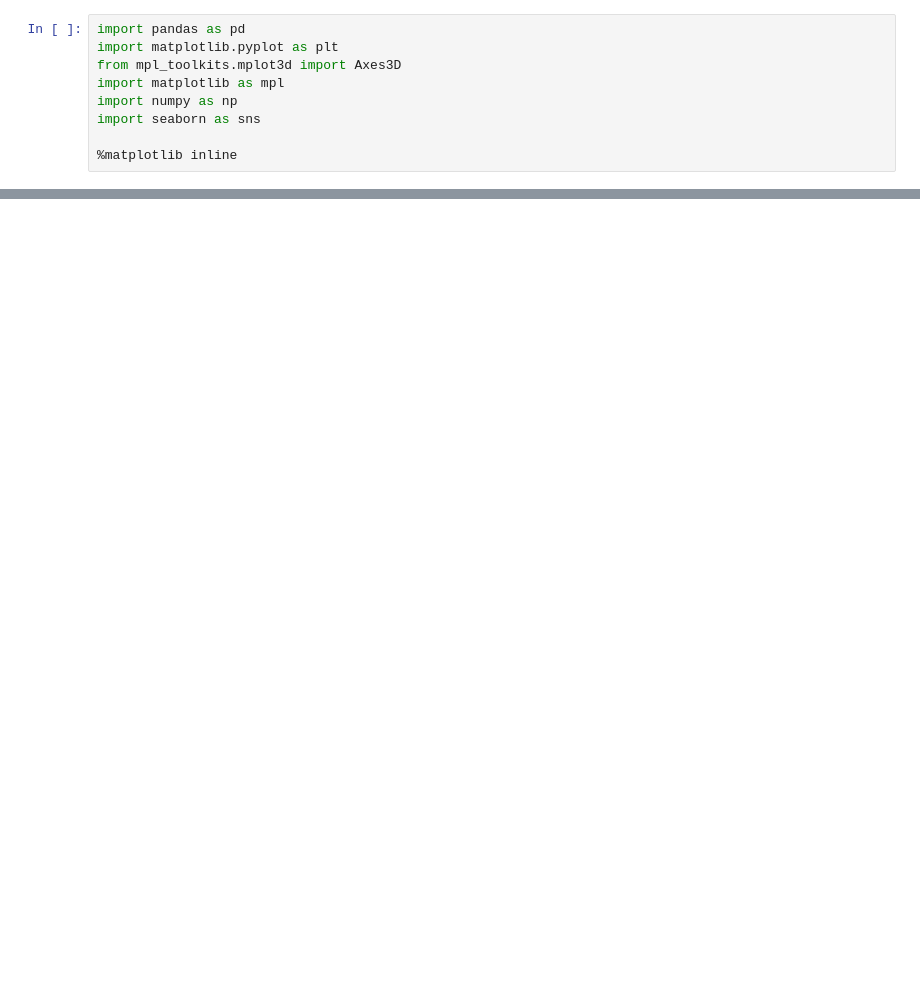
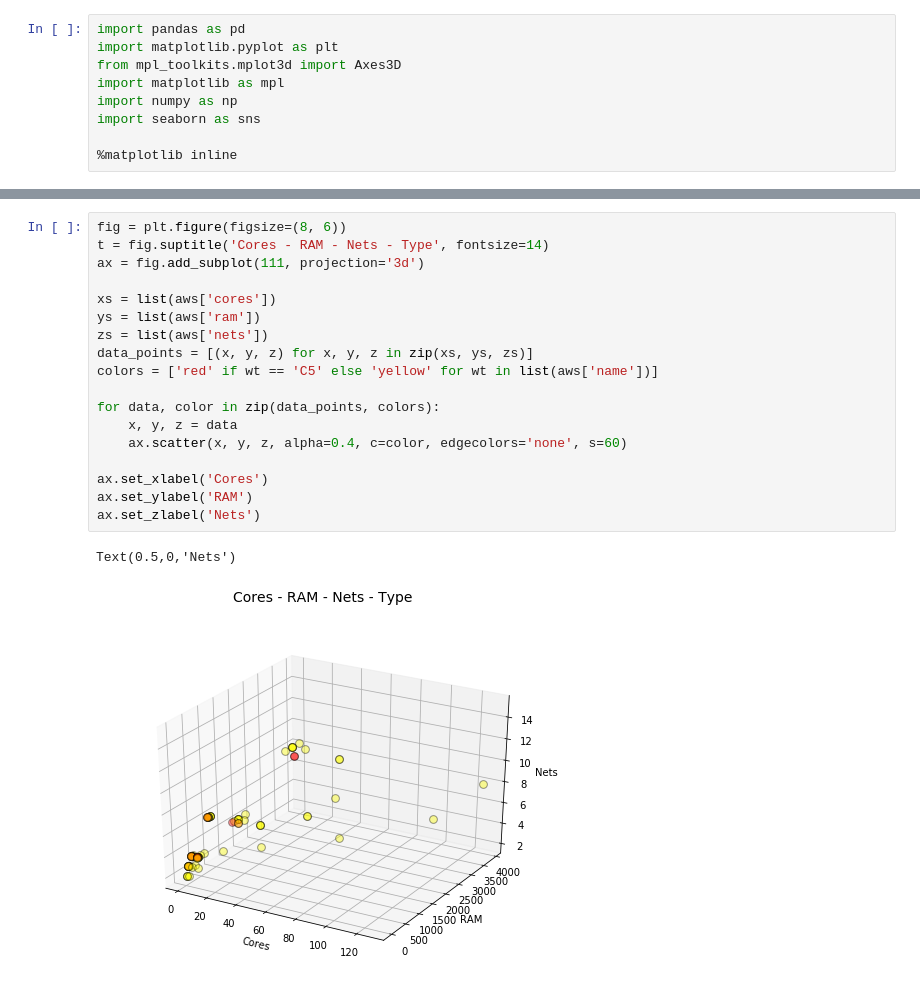
Before and after one commit to YKonovalov/machines, a Jupyter notebook: machines.ipynb, the cells around one changed output, grey strips where cells are left out. Saved outputs shown, nothing was run; the diff lists cells and outputs as text; blank space fills up the shorter version.

```diff
--- a/machines.ipynb
+++ b/machines.ipynb
@@ -32,0 +33,21 @@ t = fig.suptitle('Types Attributes Pairwise Plots', fontsize=14)
+# %%
+fig = plt.figure(figsize=(8, 6))
+t = fig.suptitle('Cores - RAM - Nets - Type', fontsize=14)
+ax = fig.add_subplot(111, projection='3d')
+
+xs = list(aws['cores'])
+ys = list(aws['ram'])
+zs = list(aws['nets'])
+data_points = [(x, y, z) for x, y, z in zip(xs, ys, zs)]
+colors = ['red' if wt == 'C5' else 'yellow' for wt in list(aws['name'])]
+
+for data, color in zip(data_points, colors):
+    x, y, z = data
+    ax.scatter(x, y, z, alpha=0.4, c=color, edgecolors='none', s=60)
+
+ax.set_xlabel('Cores')
+ax.set_ylabel('RAM')
+ax.set_zlabel('Nets')
+# %% [output]
+Text(0.5,0,'Nets')
+[figure, added]
```
Also changed, not shown: parts of 3 cells of this notebook.
